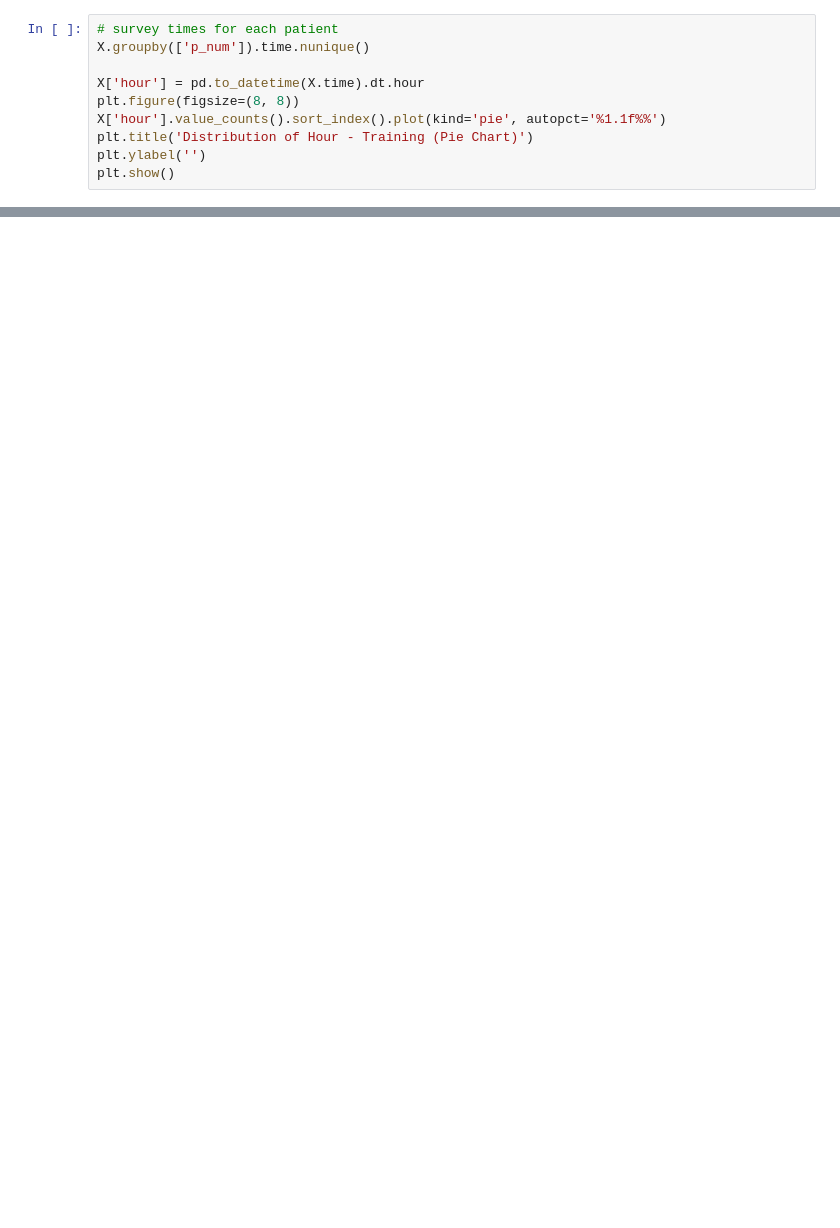
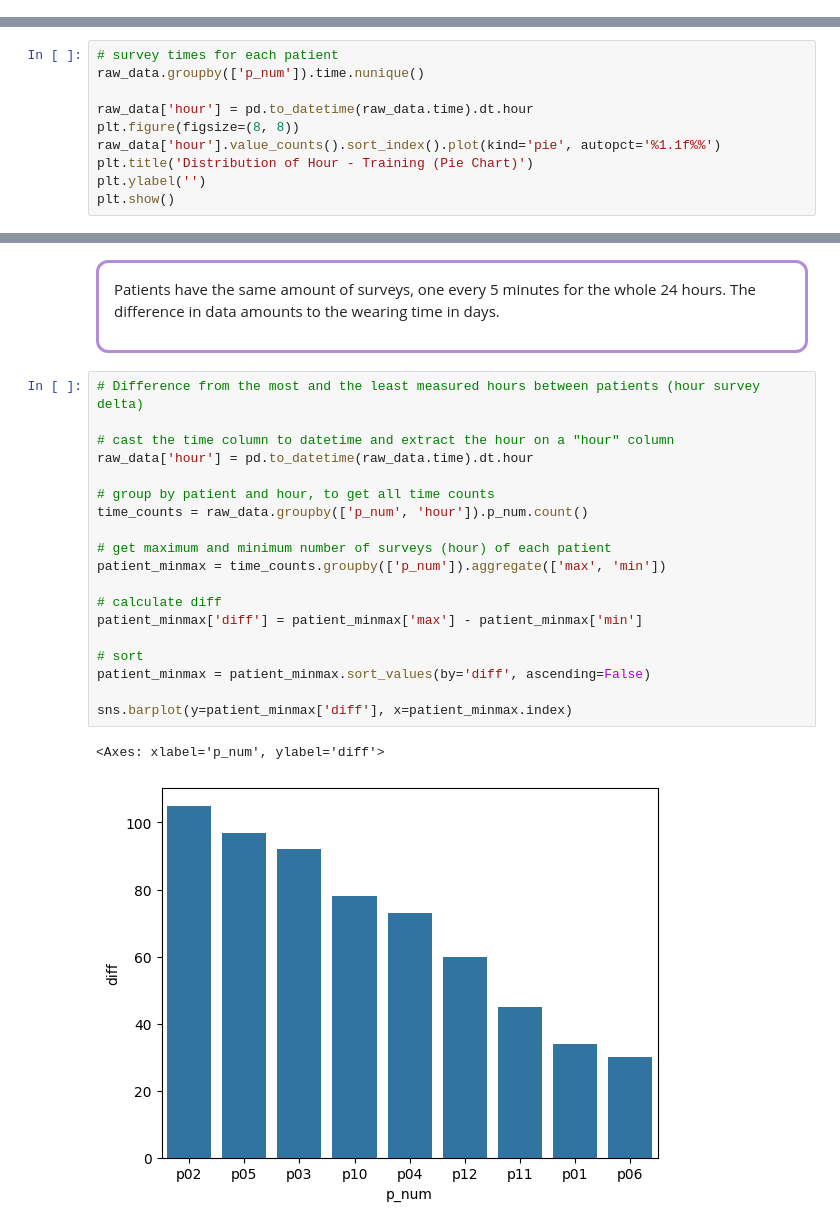
Before and after one commit to Manuel-Materazzo/Blood-Glucose-Prediction, a Jupyter notebook: notebooks/competition.ipynb, the cells around one changed output, grey strips where cells are left out. Drawn from its saved outputs; the diff is of its cells as text; blank space fills up the shorter version.

```diff
--- a/notebooks/competition.ipynb
+++ b/notebooks/competition.ipynb
@@ -133,10 +0,0 @@ Some patients have less data, did they wear smartwatches for a different amount
-# %%
-# survey times for each patient
-X.groupby(['p_num']).time.nunique()
-
-X['hour'] = pd.to_datetime(X.time).dt.hour
-plt.figure(figsize=(8, 8))
-X['hour'].value_counts().sort_index().plot(kind='pie', autopct='%1.1f%%')
-plt.title('Distribution of Hour - Training (Pie Chart)')
-plt.ylabel('')
-plt.show()
@@ -483,0 +159,10 @@ _, boost_rounds = trainer.validate_model(X, y, log_level=0, **optimized_params)
+# %%
+# survey times for each patient
+raw_data.groupby(['p_num']).time.nunique()
+
+raw_data['hour'] = pd.to_datetime(raw_data.time).dt.hour
+plt.figure(figsize=(8, 8))
+raw_data['hour'].value_counts().sort_index().plot(kind='pie', autopct='%1.1f%%')
+plt.title('Distribution of Hour - Training (Pie Chart)')
+plt.ylabel('')
+plt.show()
@@ -483,0 +171,26 @@ _, boost_rounds = trainer.validate_model(X, y, log_level=0, **optimized_params)
+# %% [markdown]
+<div style="border-radius:12px; border:#b48dda solid; padding: 15px; text-align:left">
+
+Patients have the same amount of surveys, one every 5 minutes for the whole 24 hours. The difference in data amounts to the wearing time in days.
+# %%
+# Difference from the most and the least measured hours between patients (hour survey delta)
+
+# cast the time column to datetime and extract the hour on a "hour" column
+raw_data['hour'] = pd.to_datetime(raw_data.time).dt.hour
+
+# group by patient and hour, to get all time counts
+time_counts = raw_data.groupby(['p_num', 'hour']).p_num.count()
+
+# get maximum and minimum number of surveys (hour) of each patient
+patient_minmax = time_counts.groupby(['p_num']).aggregate(['max', 'min'])
+
+# calculate diff
+patient_minmax['diff'] = patient_minmax['max'] - patient_minmax['min']
+
+# sort
+patient_minmax = patient_minmax.sort_values(by='diff', ascending=False)
+
+sns.barplot(y=patient_minmax['diff'], x=patient_minmax.index)
+# %% [output]
+<Axes: xlabel='p_num', ylabel='diff'>
+[figure, added]
```
Also changed, not shown: parts of 59 cells of this notebook.
